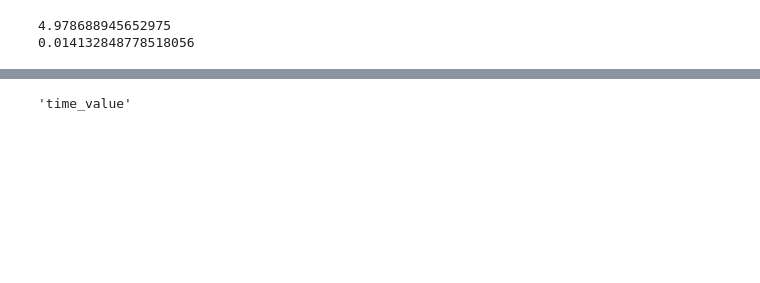
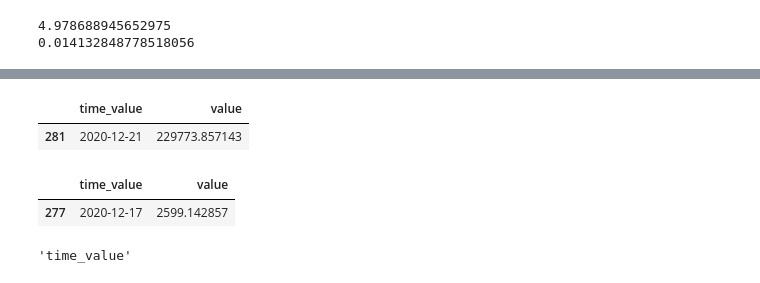
Before and after one commit to Cheng-Cheng2/unpacking-covid19-fatality, a Jupyter notebook: src/national_covidcast.ipynb, the cells around one changed output, grey strips where cells are left out. Saved outputs shown, nothing was run; the diff lists cells and outputs as text; code cells hidden in the pictures; blank space fills up the shorter version.

```diff
--- a/src/national_covidcast.ipynb
+++ b/src/national_covidcast.ipynb
@@ -135,6 +135,18 @@ time_value
 2020-03-23  0.012418
 2020-03-24  0.014290
 [figure]
+# %%
+df = data.groupby(time)['value'].sum().reset_index()
+df[df['value'] == df['value'].max()]
+# %% [output]
+|  | time_value | value |
+| 281 | 2020-12-21 | 229773.857143 |
+# %%
+df = death.groupby(time)['value'].sum().reset_index()
+df[df['value'] == df['value'].max()]
+# %% [output]
+|  | time_value | value |
+| 277 | 2020-12-17 | 2599.142857 |
 # %%
 time2 = "2020-7-15"
 # %%
```
Also changed, not shown: parts of 7 cells of this notebook, 13 other files.
